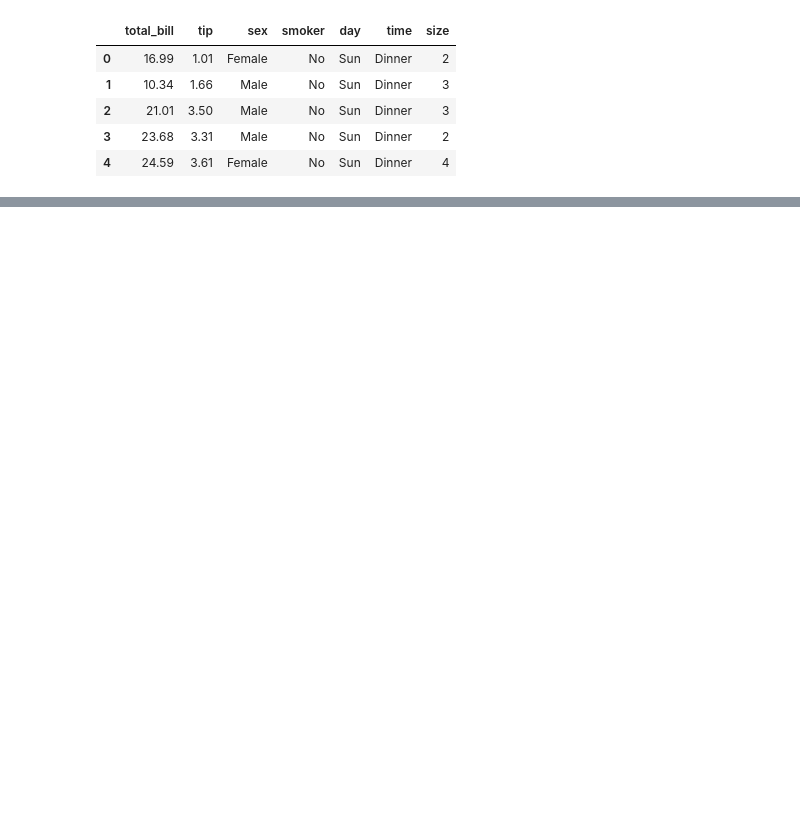
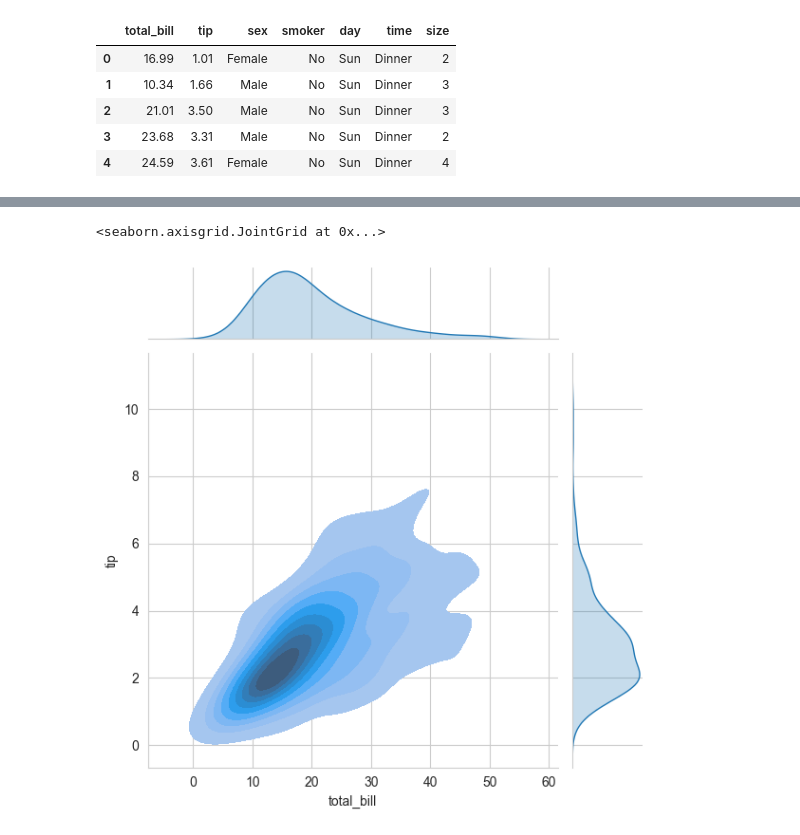
Before and after one commit to aminuddin1234/Artificial_inteligent_and_machine_learning_course, a Jupyter notebook: AI & ML courses/Day 18 -PostGreSQL/plotly visualization.ipynb, the cells around one changed output, grey strips where cells are left out. Cells and saved outputs as stored; diff of their text form; code cells hidden in the pictures; blank space fills up the shorter version.

```diff
--- a/AI & ML courses/Day 18 -PostGreSQL/plotly visualization.ipynb
+++ b/AI & ML courses/Day 18 -PostGreSQL/plotly visualization.ipynb
@@ -47,0 +81,5 @@ ValueError: Mime type rendering requires nbformat>=4.2.0 but it is not installed
+# %%
+sns.jointplot(tips,x='total_bill',y='tip',kind='kde',fill=True)
+# %% [output]
+<seaborn.axisgrid.JointGrid at 0x...>
+[figure, added]
```
Also changed, not shown: parts of 22 cells of this notebook, 5 other files.
